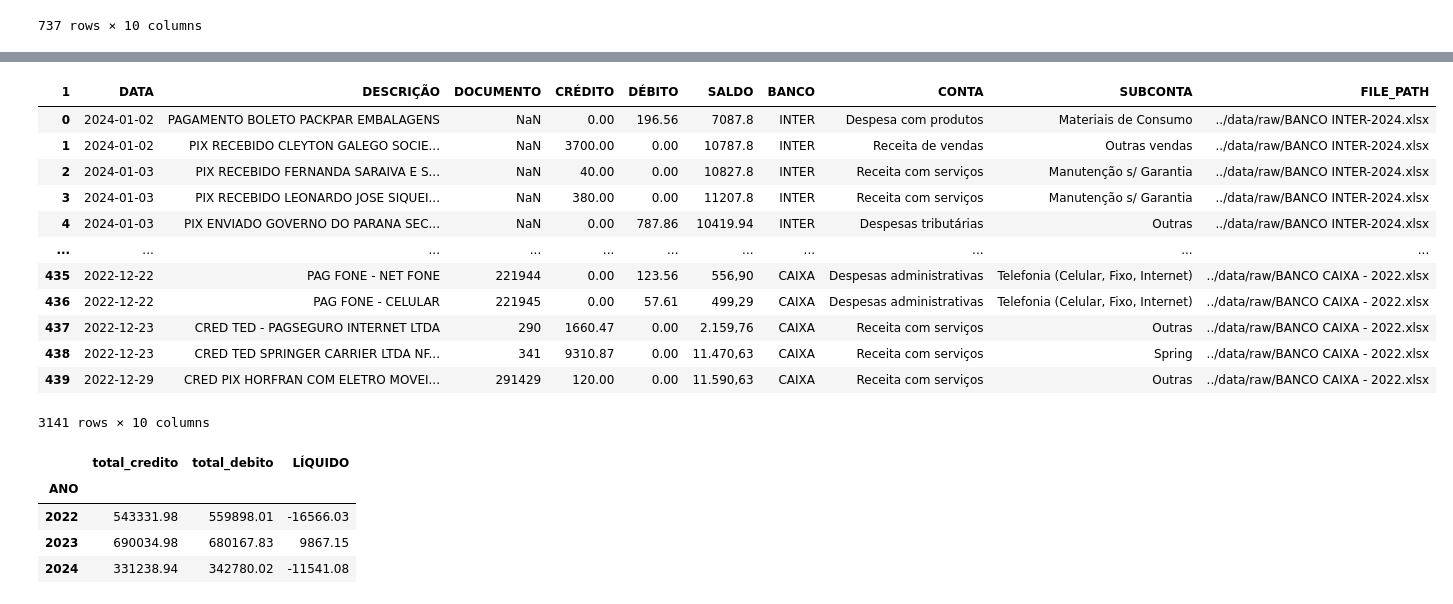
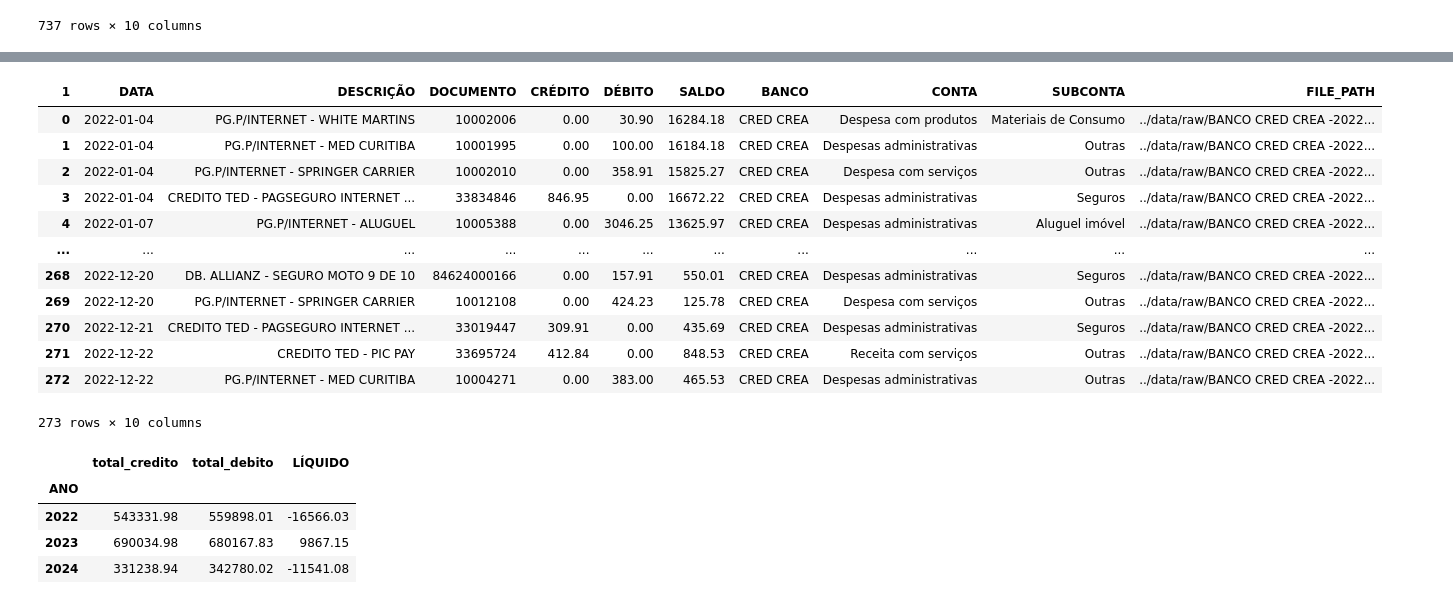
Before and after one commit to fantonioluz/plurii-eceel, a Jupyter notebook: notebook/data_processing.ipynb, the cells around one changed output, grey strips where cells are left out. Cells and saved outputs as stored; diff of their text form; code cells hidden in the pictures.

```diff
--- a/notebook/data_processing.ipynb
+++ b/notebook/data_processing.ipynb
@@ -244,25 +244,30 @@ Erro ao processar ../data/raw/BANCO CRED CREA -2022.xlsx: "['SUBCONTA'] not in i
 Processado com sucesso: ../data/raw/BANCO CAIXA - 2022.xlsx
 # %%
-display(df_concat)
+
+
+#MOSTRAR AS PRIMEIRAS LINHAS DE 2022 DO BANCO CRED CREA
+display(df_concat.loc[(df_concat['DATA'] >= '2022-01-01') & (df_concat['DATA'] <= '2022-12-31') & (df_concat['BANCO'] == 'CRED CREA')])
+
+
 
 export_path = "../data/processed/df_concat.csv"
 
 #exportar df_concat para csv
 df_concat.to_csv(export_path, index=False)
 # %% [output]
 | 1 | DATA | DESCRIÇÃO | DOCUMENTO | CRÉDITO | DÉBITO | SALDO | BANCO | CONTA | SUBCONTA | FILE_PATH |
-| 0 | 2024-01-02 | PAGAMENTO BOLETO PACKPAR EMBALAGENS | NaN | 0.00 | 196.56 | 7087.8 | INTER | Despesa com produtos | Materiais de Consumo | ../data/raw/BANCO INTER-2024.xlsx |
-| 1 | 2024-01-02 | PIX RECEBIDO CLEYTON GALEGO SOCIE... | NaN | 3700.00 | 0.00 | 10787.8 | INTER | Receita de vendas | Outras vendas | ../data/raw/BANCO INTER-2024.xlsx |
-| 2 | 2024-01-03 | PIX RECEBIDO FERNANDA SARAIVA E S... | NaN | 40.00 | 0.00 | 10827.8 | INTER | Receita com serviços | Manutenção s/ Garantia | ../data/raw/BANCO INTER-2024.xlsx |
-| 3 | 2024-01-03 | PIX RECEBIDO LEONARDO JOSE SIQUEI... | NaN | 380.00 | 0.00 | 11207.8 | INTER | Receita com serviços | Manutenção s/ Garantia | ../data/raw/BANCO INTER-2024.xlsx |
-| 4 | 2024-01-03 | PIX ENVIADO GOVERNO DO PARANA SEC... | NaN | 0.00 | 787.86 | 10419.94 | INTER | Despesas tributárias | Outras | ../data/raw/BANCO INTER-2024.xlsx |
+| 0 | 2022-01-04 | PG.P/INTERNET - WHITE MARTINS | 10002006 | 0.00 | 30.90 | 16284.18 | CRED CREA | Despesa com produtos | Materiais de Consumo | ../data/raw/BANCO CRED CREA -2022... |
+| 1 | 2022-01-04 | PG.P/INTERNET - MED CURITIBA | 10001995 | 0.00 | 100.00 | 16184.18 | CRED CREA | Despesas administrativas | Outras | ../data/raw/BANCO CRED CREA -2022... |
+| 2 | 2022-01-04 | PG.P/INTERNET - SPRINGER CARRIER | 10002010 | 0.00 | 358.91 | 15825.27 | CRED CREA | Despesa com serviços | Outras | ../data/raw/BANCO CRED CREA -2022... |
+| 3 | 2022-01-04 | CREDITO TED - PAGSEGURO INTERNET ... | 33834846 | 846.95 | 0.00 | 16672.22 | CRED CREA | Despesas administrativas | Seguros | ../data/raw/BANCO CRED CREA -2022... |
+| 4 | 2022-01-07 | PG.P/INTERNET - ALUGUEL | 10005388 | 0.00 | 3046.25 | 13625.97 | CRED CREA | Despesas administrativas | Aluguel imóvel | ../data/raw/BANCO CRED CREA -2022... |
 | ... | ... | ... | ... | ... | ... | ... | ... | ... | ... | ... |
-| 435 | 2022-12-22 | PAG FONE - NET FONE | 221944 | 0.00 | 123.56 | 556,90 | CAIXA | Despesas administrativas | Telefonia (Celular, Fixo, Internet) | ../data/raw/BANCO CAIXA - 2022.xlsx |
-| 436 | 2022-12-22 | PAG FONE - CELULAR | 221945 | 0.00 | 57.61 | 499,29 | CAIXA | Despesas administrativas | Telefonia (Celular, Fixo, Internet) | ../data/raw/BANCO CAIXA - 2022.xlsx |
-| 437 | 2022-12-23 | CRED TED - PAGSEGURO INTERNET LTDA | 290 | 1660.47 | 0.00 | 2.159,76 | CAIXA | Receita com serviços | Outras | ../data/raw/BANCO CAIXA - 2022.xlsx |
-| 438 | 2022-12-23 | CRED TED SPRINGER CARRIER LTDA NF... | 341 | 9310.87 | 0.00 | 11.470,63 | CAIXA | Receita com serviços | Spring | ../data/raw/BANCO CAIXA - 2022.xlsx |
-| 439 | 2022-12-29 | CRED PIX HORFRAN COM ELETRO MOVEI... | 291429 | 120.00 | 0.00 | 11.590,63 | CAIXA | Receita com serviços | Outras | ../data/raw/BANCO CAIXA - 2022.xlsx |
+| 268 | 2022-12-20 | DB. ALLIANZ - SEGURO MOTO 9 DE 10 | 84624000166 | 0.00 | 157.91 | 550.01 | CRED CREA | Despesas administrativas | Seguros | ../data/raw/BANCO CRED CREA -2022... |
+| 269 | 2022-12-20 | PG.P/INTERNET - SPRINGER CARRIER | 10012108 | 0.00 | 424.23 | 125.78 | CRED CREA | Despesa com serviços | Outras | ../data/raw/BANCO CRED CREA -2022... |
+| 270 | 2022-12-21 | CREDITO TED - PAGSEGURO INTERNET ... | 33019447 | 309.91 | 0.00 | 435.69 | CRED CREA | Despesas administrativas | Seguros | ../data/raw/BANCO CRED CREA -2022... |
+| 271 | 2022-12-22 | CREDITO TED - PIC PAY | 33695724 | 412.84 | 0.00 | 848.53 | CRED CREA | Receita com serviços | Outras | ../data/raw/BANCO CRED CREA -2022... |
+| 272 | 2022-12-22 | PG.P/INTERNET - MED CURITIBA | 10004271 | 0.00 | 383.00 | 465.53 | CRED CREA | Despesas administrativas | Outras | ../data/raw/BANCO CRED CREA -2022... |
-3141 rows × 10 columns
+273 rows × 10 columns
 # %%
 df_concat['ANO'] = df_concat['DATA'].dt.year
 df_saldo_ano  = df_concat.groupby('ANO').agg(total_credito = ('CRÉDITO',sum),
```
Also changed, not shown: parts of 1 cell of this notebook, 1 other file.
